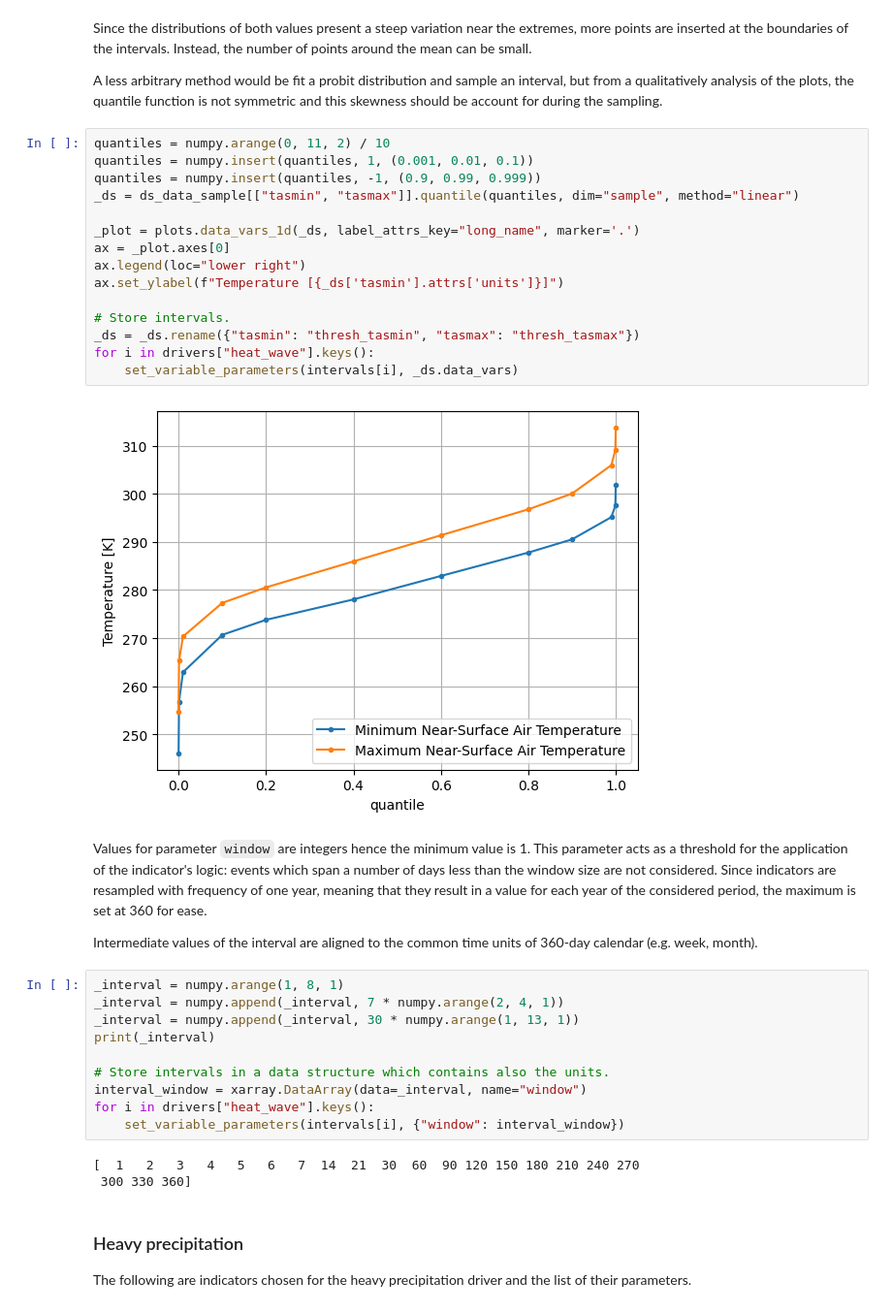
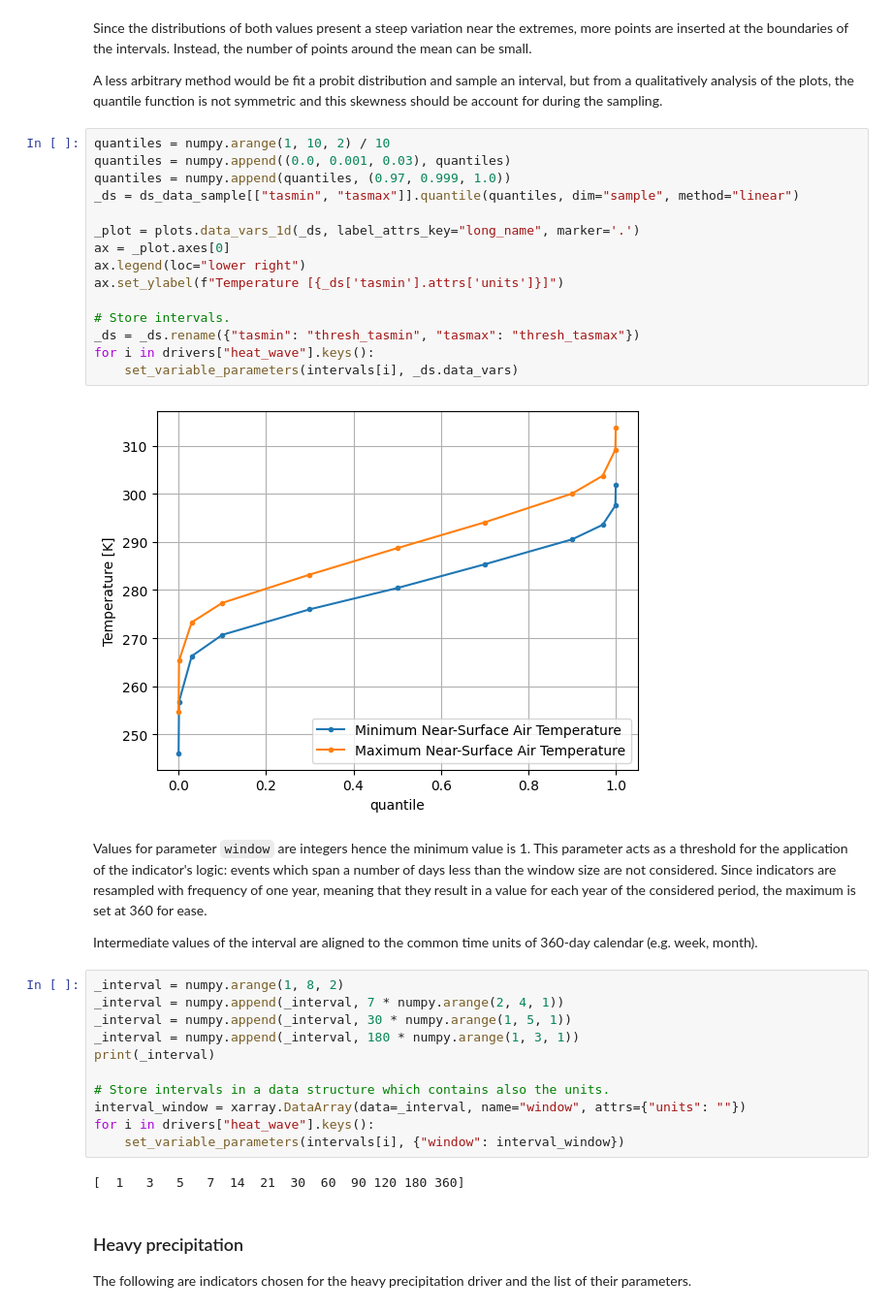
Before and after one commit to mirasac/mscunito-thesis-code, a Jupyter notebook: variations.ipynb, the cells around one changed output. Shown at 97% size. Drawn from its saved outputs; the diff is of its cells as text.

```diff
--- a/variations.ipynb
+++ b/variations.ipynb
@@ -105,39 +117,39 @@ Since the distributions of both values present a steep variation near the extrem
 
 A less arbitrary method would be fit a probit distribution and sample an interval, but from a qualitatively analysis of the plots, the quantile function is not symmetric and this skewness should be account for during the sampling.
 # %%
-quantiles = numpy.arange(0, 11, 2) / 10
-quantiles = numpy.insert(quantiles, 1, (0.001, 0.01, 0.1))
-quantiles = numpy.insert(quantiles, -1, (0.9, 0.99, 0.999))
+quantiles = numpy.arange(1, 10, 2) / 10
+quantiles = numpy.append((0.0, 0.001, 0.03), quantiles)
+quantiles = numpy.append(quantiles, (0.97, 0.999, 1.0))
 _ds = ds_data_sample[["tasmin", "tasmax"]].quantile(quantiles, dim="sample", method="linear")
 
 _plot = plots.data_vars_1d(_ds, label_attrs_key="long_name", marker='.')
 ax = _plot.axes[0]
 ax.legend(loc="lower right")
 ax.set_ylabel(f"Temperature [{_ds['tasmin'].attrs['units']}]")
 
 # Store intervals.
 _ds = _ds.rename({"tasmin": "thresh_tasmin", "tasmax": "thresh_tasmax"})
 for i in drivers["heat_wave"].keys():
     set_variable_parameters(intervals[i], _ds.data_vars)
 # %% [output]
-[figure, old version]
+[figure, new version]
 # %% [markdown]
 Values for parameter `window` are integers hence the minimum value is 1. This parameter acts as a threshold for the application of the indicator's logic: events which span a number of days less than the window size are not considered. Since indicators are resampled with frequency of one year, meaning that they result in a value for each year of the considered period, the maximum is set at 360 for ease.
 
 Intermediate values of the interval are aligned to the common time units of 360-day calendar (e.g. week, month).
 # %%
-_interval = numpy.arange(1, 8, 1)
+_interval = numpy.arange(1, 8, 2)
 _interval = numpy.append(_interval, 7 * numpy.arange(2, 4, 1))
-_interval = numpy.append(_interval, 30 * numpy.arange(1, 13, 1))
+_interval = numpy.append(_interval, 30 * numpy.arange(1, 5, 1))
+_interval = numpy.append(_interval, 180 * numpy.arange(1, 3, 1))
 print(_interval)
 
 # Store intervals in a data structure which contains also the units.
-interval_window = xarray.DataArray(data=_interval, name="window")
+interval_window = xarray.DataArray(data=_interval, name="window", attrs={"units": ""})
 for i in drivers["heat_wave"].keys():
     set_variable_parameters(intervals[i], {"window": interval_window})
 # %% [output]
-[  1   2   3   4   5   6   7  14  21  30  60  90 120 150 180 210 240 270
- 300 330 360]
+[  1   3   5   7  14  21  30  60  90 120 180 360]
 # %% [markdown]
 ### Heavy precipitation
 
```
Also changed, not shown: parts of 7 cells of this notebook, 6 other files.
